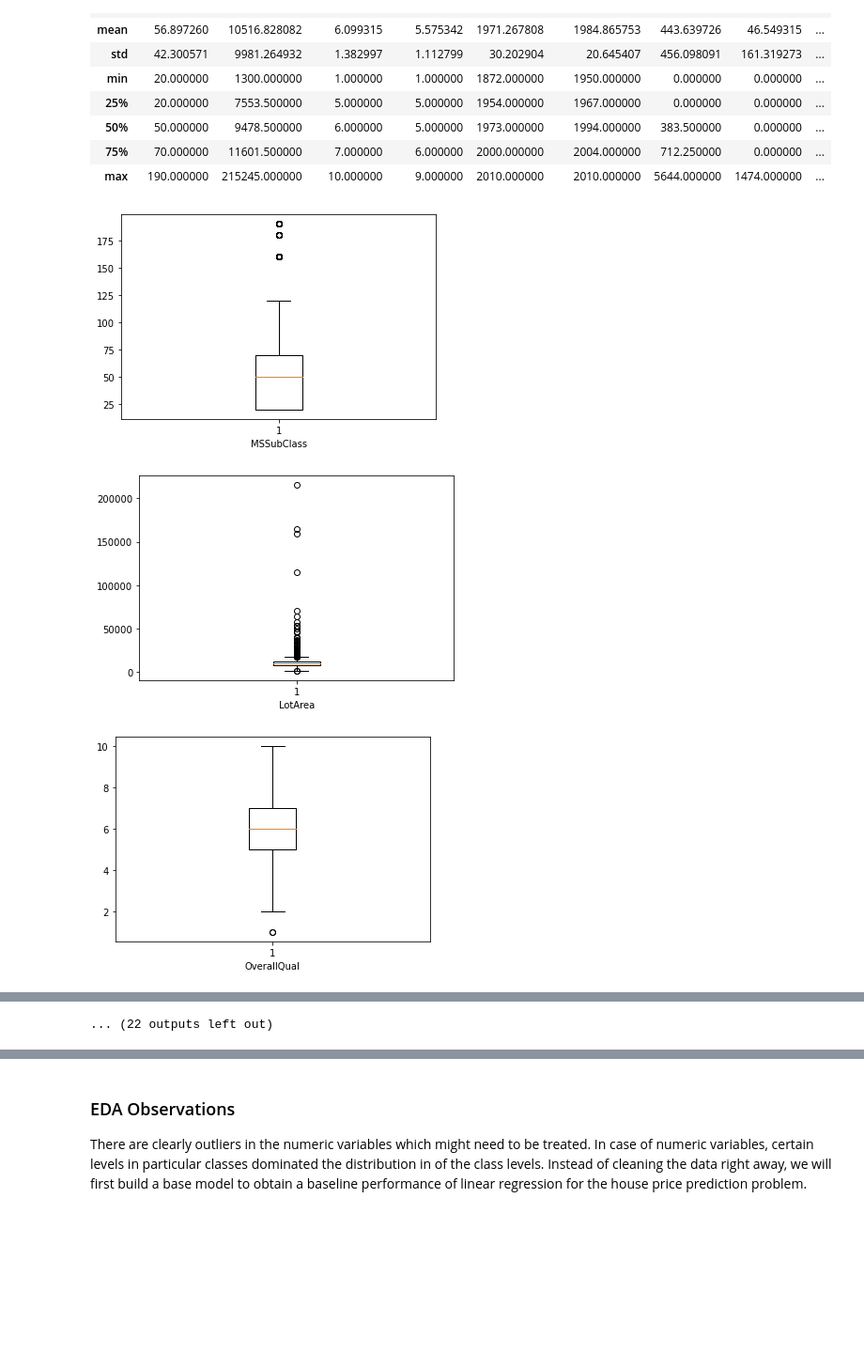
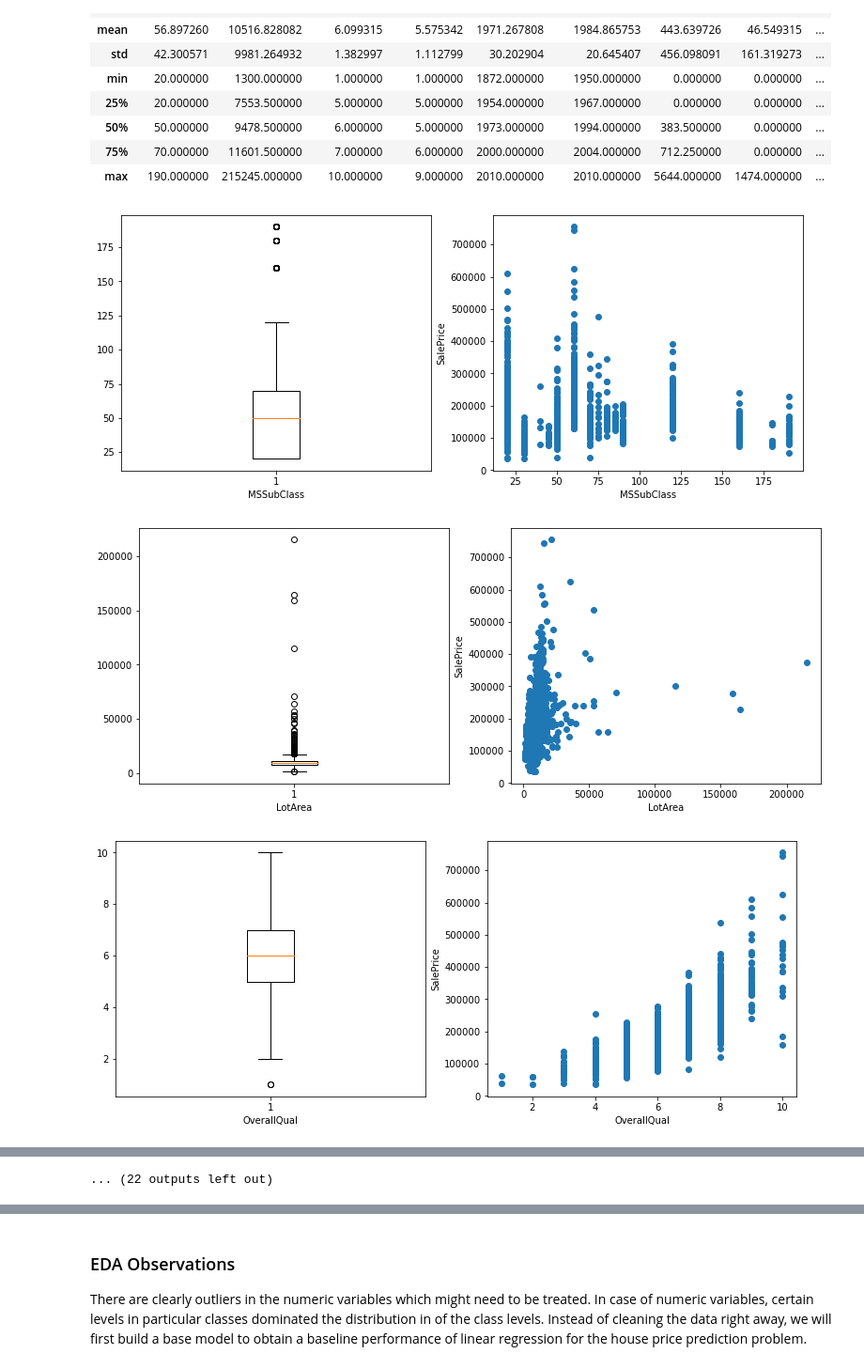
Before and after one commit to tthakur2015/Advanced-Regression, a Jupyter notebook: Advances Regression Assignment.ipynb, the cells around one changed output, grey strips where cells are left out. Shown at 94% size. Saved outputs shown, nothing was run; the diff lists cells and outputs as text; code cells hidden in the pictures; blank space fills up the shorter version.

```diff
--- a/Advances Regression Assignment.ipynb
+++ b/Advances Regression Assignment.ipynb
@@ -93,10 +113,18 @@ raw_data.describe()
 | max | 190.000000 | 215245.000000 | 10.000000 | 9.000000 | 2010.000000 | 2010.000000 | 5644.000000 | 1474.000000 | ... |
 # %%
 for col in raw_data.select_dtypes(include='number').columns:
+    plt.figure(figsize=[13,5])
+
+    plt.subplot(121)
     plt.boxplot(raw_data[col])
     plt.xlabel(col)
+
+    plt.subplot(122)
+    plt.scatter(x=raw_data[col], y=raw_data['SalePrice'])
+    plt.xlabel(col)
+    plt.ylabel("SalePrice")
     plt.show()
 # %% [output]
-[figure, old version]
+[figure, new version]
-[figure, old version]
+[figure, new version]
-[figure, old version]
+[figure, new version]
```
Also changed, not shown: parts of 49 cells of this notebook.
